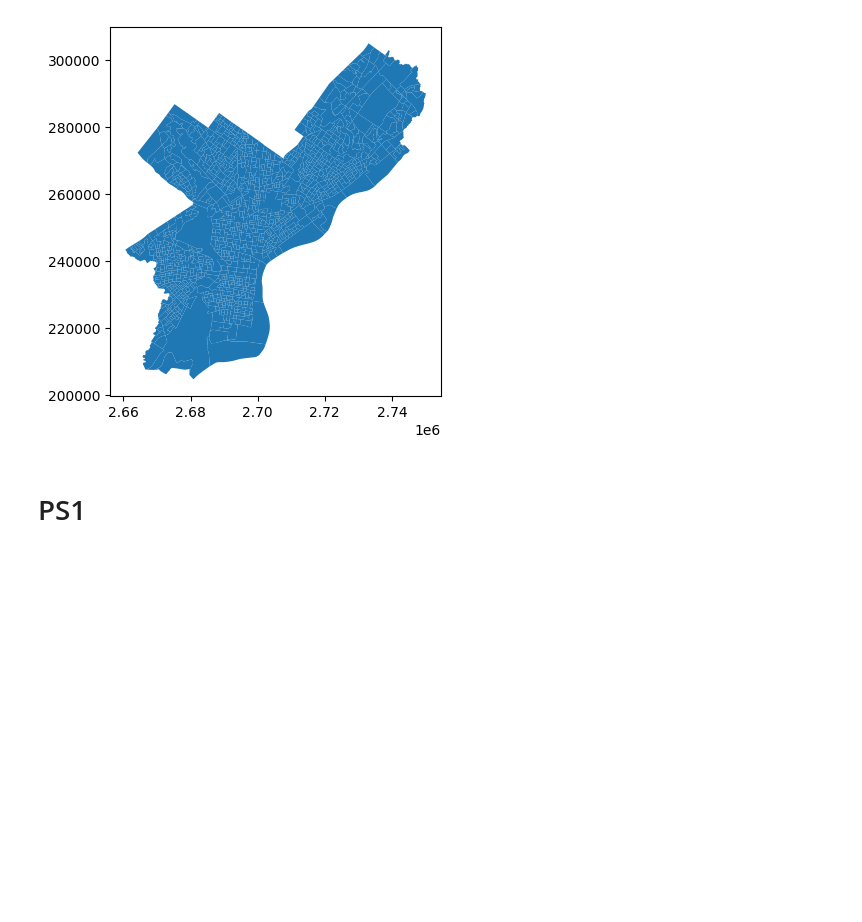
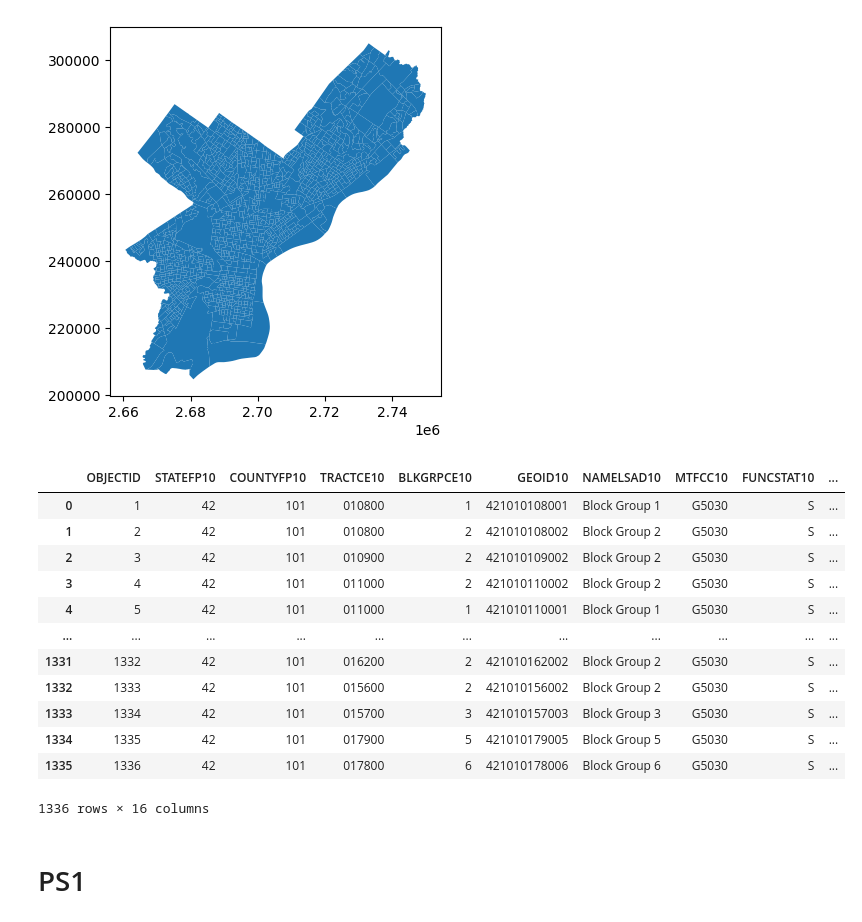
Before and after one commit to Kristina-RUC/datamana, a Jupyter notebook: map.ipynb, the cells around one changed output. Drawn from its saved outputs; the diff is of its cells as text; code cells hidden in the pictures; blank space fills up the shorter version.

```diff
--- a/map.ipynb
+++ b/map.ipynb
@@ -93,6 +93,22 @@ phillyCT0.plot()
 # %% [output]
 <Axes: >
 [figure]
+# %%
+phillyCT0
+# %% [output]
+|  | OBJECTID | STATEFP10 | COUNTYFP10 | TRACTCE10 | BLKGRPCE10 | GEOID10 | NAMELSAD10 | MTFCC10 | FUNCSTAT10 | ... |
+| 0 | 1 | 42 | 101 | 010800 | 1 | 421010108001 | Block Group 1 | G5030 | S | ... |
+| 1 | 2 | 42 | 101 | 010800 | 2 | 421010108002 | Block Group 2 | G5030 | S | ... |
+| 2 | 3 | 42 | 101 | 010900 | 2 | 421010109002 | Block Group 2 | G5030 | S | ... |
+| 3 | 4 | 42 | 101 | 011000 | 2 | 421010110002 | Block Group 2 | G5030 | S | ... |
+| 4 | 5 | 42 | 101 | 011000 | 1 | 421010110001 | Block Group 1 | G5030 | S | ... |
+| ... | ... | ... | ... | ... | ... | ... | ... | ... | ... | ... |
+| 1331 | 1332 | 42 | 101 | 016200 | 2 | 421010162002 | Block Group 2 | G5030 | S | ... |
+| 1332 | 1333 | 42 | 101 | 015600 | 2 | 421010156002 | Block Group 2 | G5030 | S | ... |
+| 1333 | 1334 | 42 | 101 | 015700 | 3 | 421010157003 | Block Group 3 | G5030 | S | ... |
+| 1334 | 1335 | 42 | 101 | 017900 | 5 | 421010179005 | Block Group 5 | G5030 | S | ... |
+| 1335 | 1336 | 42 | 101 | 017800 | 6 | 421010178006 | Block Group 6 | G5030 | S | ... |
+1336 rows × 16 columns
 # %% [markdown]
 # PS1
 # %%
```
Also changed, not shown: parts of 1 cell of this notebook.
